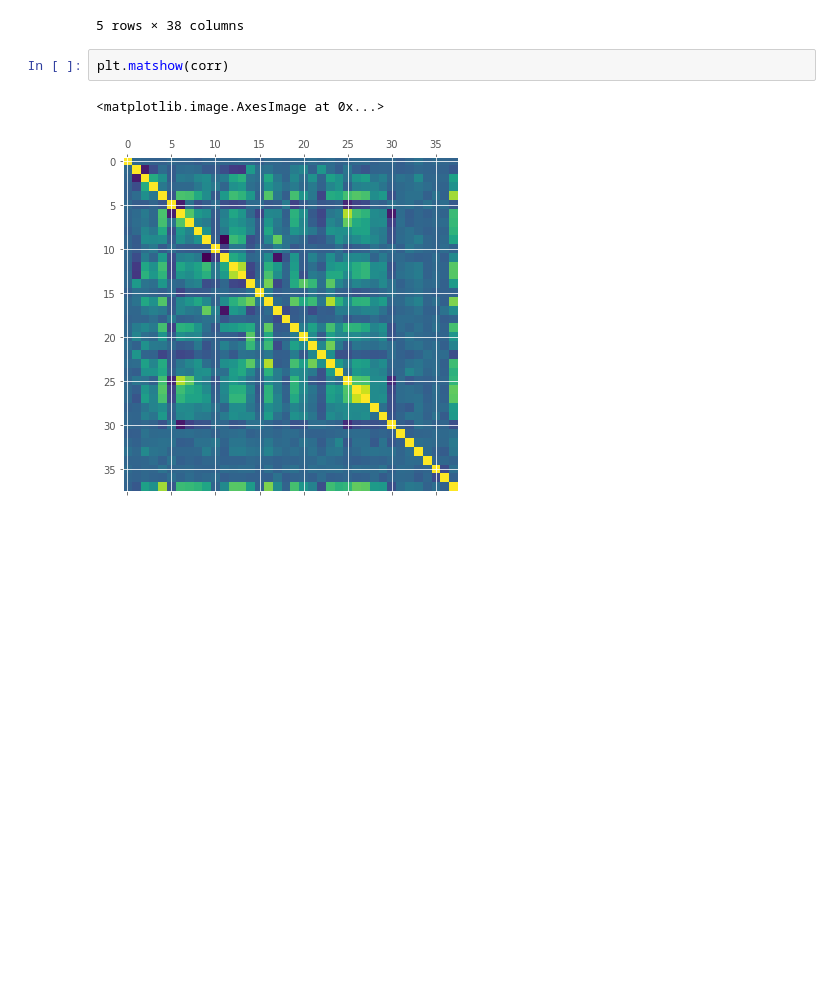
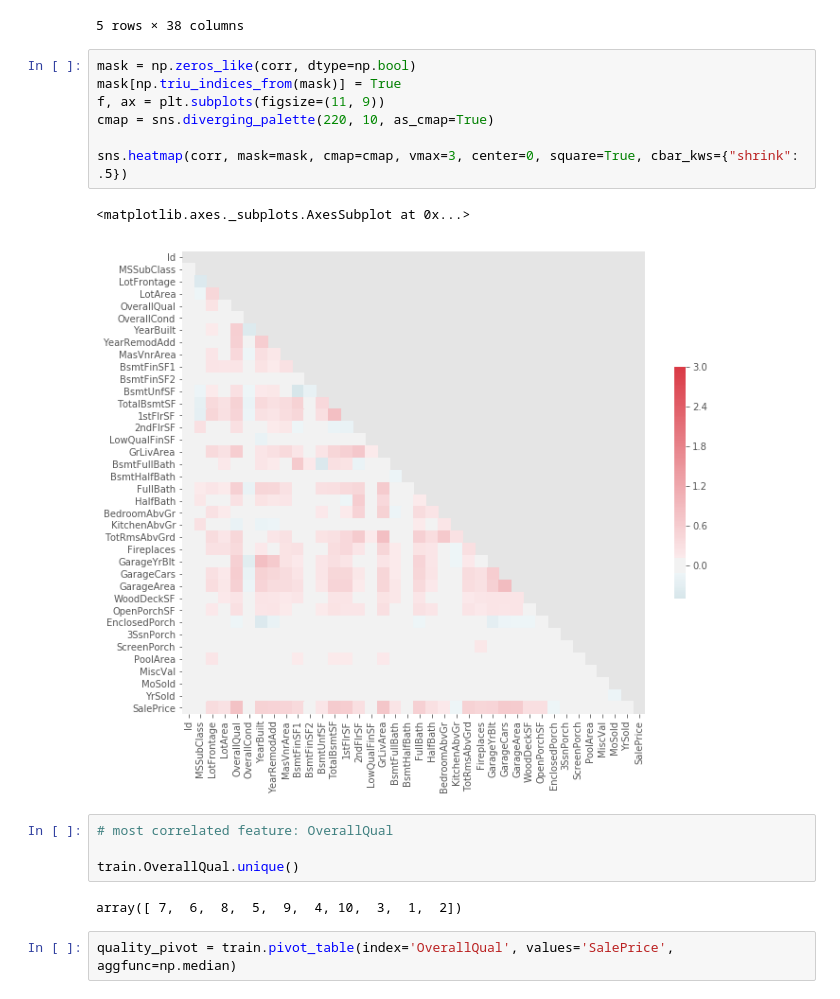
Before and after one commit to jchudb93/kaggle-house-prices, a Jupyter notebook: notebooks/1.0-initial-exploration.ipynb, the cells around one changed output. Cells and saved outputs as stored; diff of their text form; blank space fills up the shorter version.

```diff
--- a/notebooks/1.0-initial-exploration.ipynb
+++ b/notebooks/1.0-initial-exploration.ipynb
@@ -128,8 +129,21 @@ corr.head()
 | LotArea | -0.033226 | -0.139781 | 0.426095 | 1.000000 | 0.105806 | -0.005636 | 0.014228 | 0.013788 | ... |
 | OverallQual | -0.028365 | 0.032628 | 0.251646 | 0.105806 | 1.000000 | -0.091932 | 0.572323 | 0.550684 | ... |
 5 rows × 38 columns
-# %%
-plt.matshow(corr)
-# %% [output]
-<matplotlib.image.AxesImage at 0x...>
-[figure, removed]
+# %%
+mask = np.zeros_like(corr, dtype=np.bool)
+mask[np.triu_indices_from(mask)] = True
+f, ax = plt.subplots(figsize=(11, 9))
+cmap = sns.diverging_palette(220, 10, as_cmap=True)
+
+sns.heatmap(corr, mask=mask, cmap=cmap, vmax=3, center=0, square=True, cbar_kws={"shrink": .5})
+# %% [output]
+<matplotlib.axes._subplots.AxesSubplot at 0x...>
+[figure, added]
+# %%
+# most correlated feature: OverallQual
+
+train.OverallQual.unique()
+# %% [output]
+array([ 7,  6,  8,  5,  9,  4, 10,  3,  1,  2])
+# %%
+quality_pivot = train.pivot_table(index='OverallQual', values='SalePrice', aggfunc=np.median)
```
Also changed, not shown: parts of 6 cells of this notebook.
